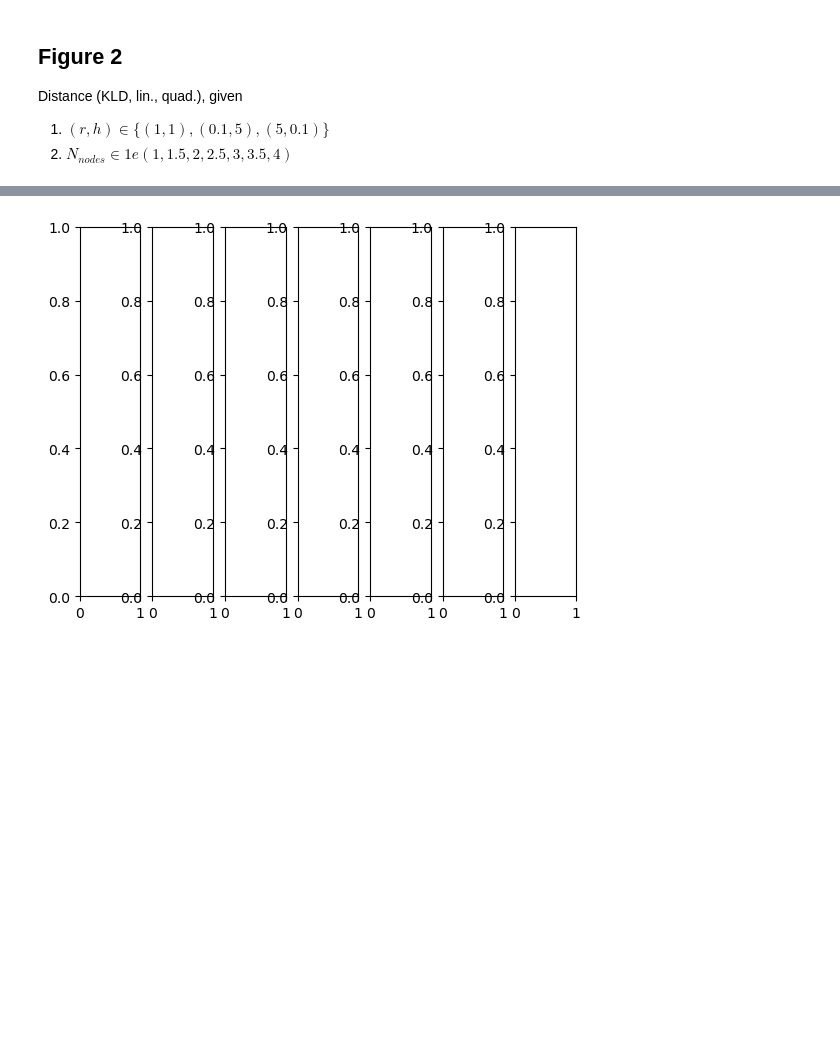
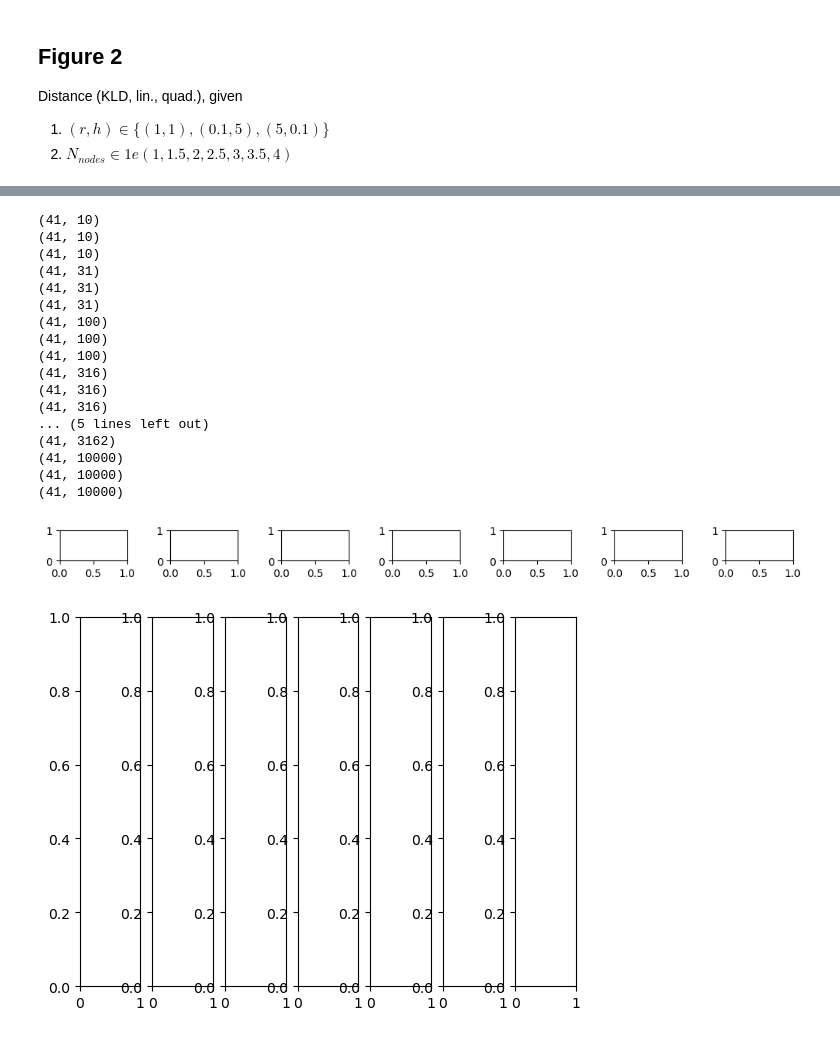
Before and after one commit to Priesemann-Group/neuro_op, a Jupyter notebook: notebooks/Vanilla-figures.ipynb, the cells around one changed output, grey strips where cells are left out. Drawn from its saved outputs; the diff is of its cells as text; code cells hidden in the pictures; blank space fills up the shorter version.

```diff
--- a/notebooks/Vanilla-figures.ipynb
+++ b/notebooks/Vanilla-figures.ipynb
@@ -261,0 +333,27 @@ for file in res_rates[:, 0]:
+# %%
+fig, ax = plt.subplots(1, len(N_arr), figsize=(1.5*len(N_arr), 1))
+fig.tight_layout()
+for i in range(len(N_arr)):
+    ax[i].set_prop_cycle("color", cmap2(np.linspace(0, 1-1/len(rates), len(rates))))
+    for j in range(len(rates)):
+        mu_tmp = np.array(mu_arr[i*len(rates)])
+        for i in mu_tmp:
+# %% [output]
+(41, 10)
+(41, 10)
+(41, 10)
+(41, 31)
+(41, 31)
+(41, 31)
+(41, 100)
+(41, 100)
+(41, 100)
+(41, 316)
+(41, 316)
+(41, 316)
+... (5 lines left out)
+(41, 3162)
+(41, 10000)
+(41, 10000)
+(41, 10000)
+[figure, added]
```
Also changed, not shown: parts of 7 cells of this notebook.
